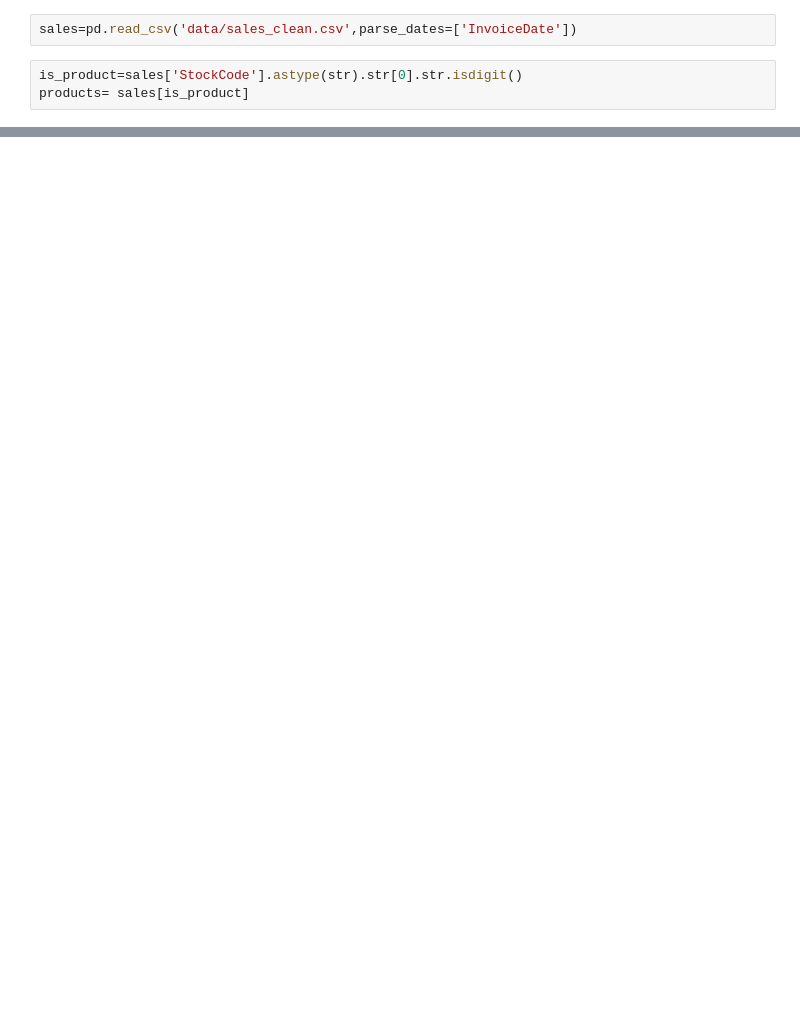
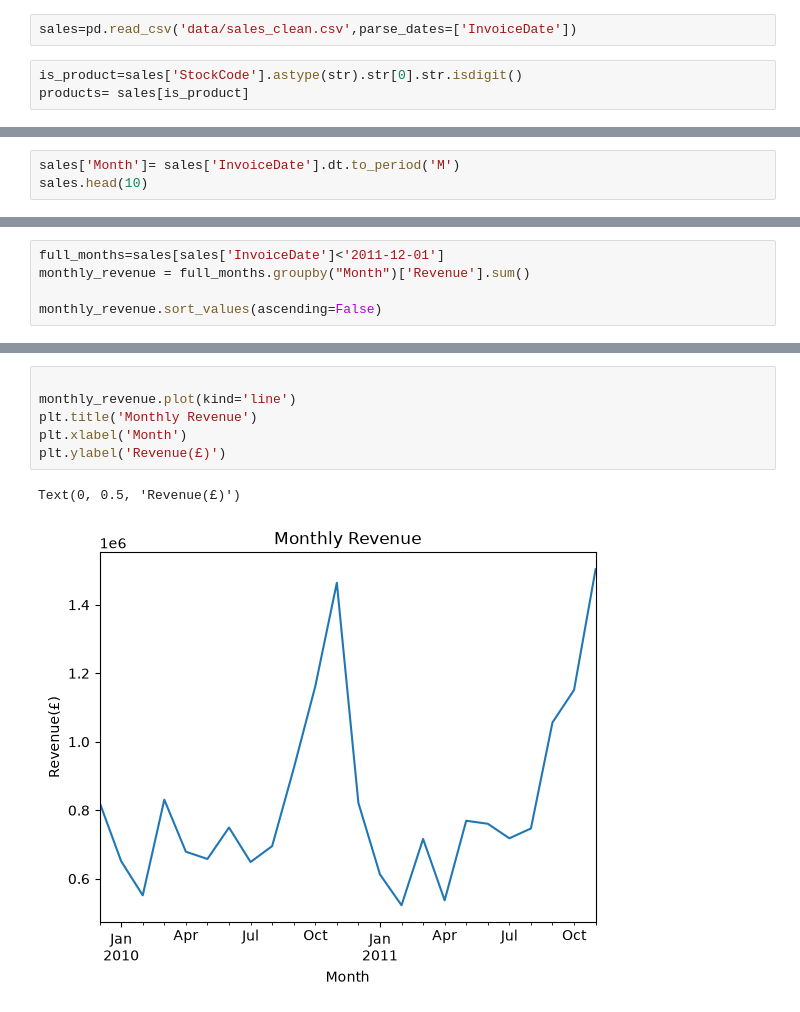
Before and after one commit to mohamadsfares/retail-sales-analysis, a Jupyter notebook: 02_analysis.ipynb, the cells around one changed output, grey strips where cells are left out. Cells and saved outputs as stored; diff of their text form; blank space fills up the shorter version.

Commit message:
Fix product identity and add monthly sales analysis

```diff
--- a/02_analysis.ipynb
+++ b/02_analysis.ipynb
@@ -23,0 +49,3 @@ Name: Revenue, dtype: float64
+# %%
+sales['Month']= sales['InvoiceDate'].dt.to_period('M')
+sales.head(10)
@@ -23,0 +64,5 @@ Name: Revenue, dtype: float64
+# %%
+full_months=sales[sales['InvoiceDate']<'2011-12-01']
+monthly_revenue = full_months.groupby("Month")['Revenue'].sum()
+
+monthly_revenue.sort_values(ascending=False)
@@ -23,0 +91,9 @@ Name: Revenue, dtype: float64
+# %%
+
+monthly_revenue.plot(kind='line')
+plt.title('Monthly Revenue')
+plt.xlabel('Month')
+plt.ylabel('Revenue(£)')
+# %% [output]
+Text(0, 0.5, 'Revenue(£)')
+[figure, added]
```
Also changed, not shown: parts of 8 cells of this notebook, 3 other files.
